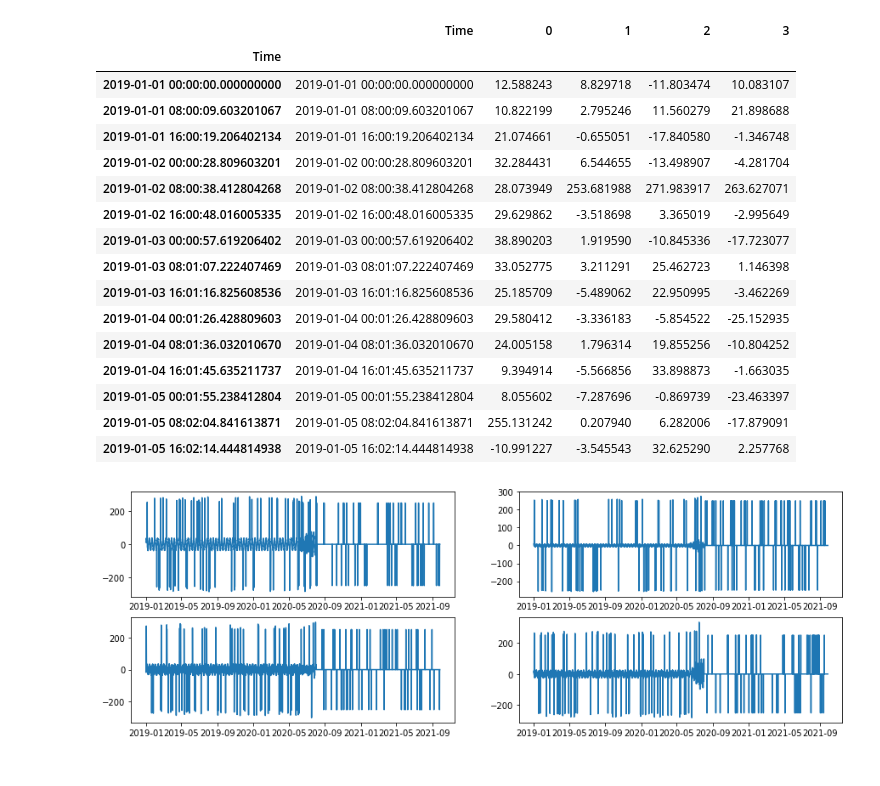
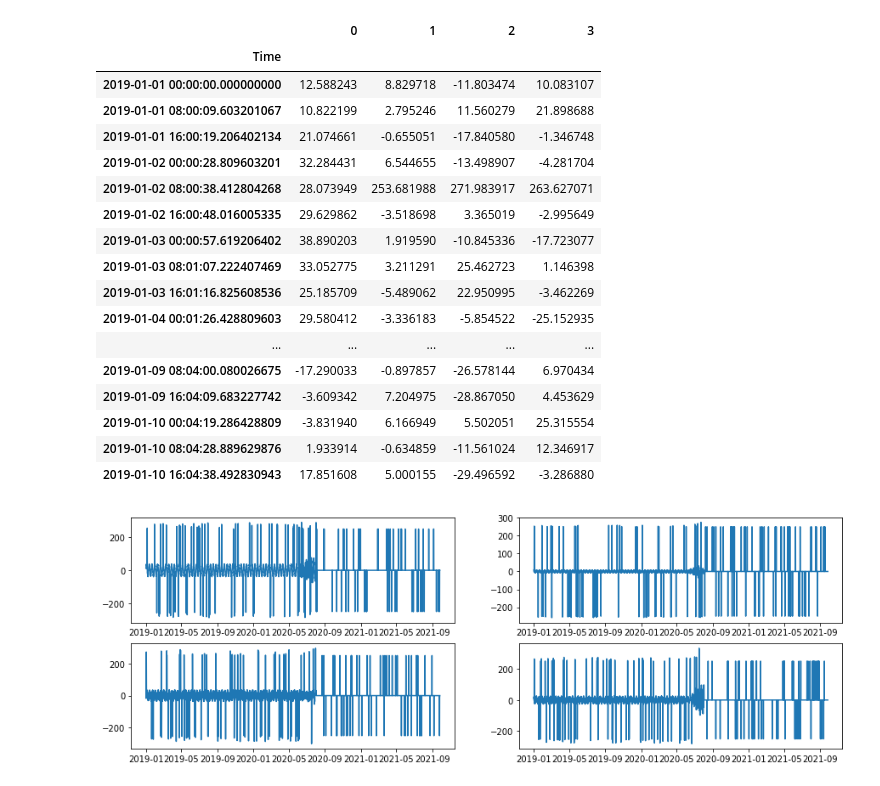
Before and after one commit to abhilampard/Time-Series-Fault-Prediction, a Jupyter notebook: Abhishek Patil - DS Challenge.ipynb, the cells around one changed output. Saved outputs shown, nothing was run; the diff lists cells and outputs as text; code cells hidden in the pictures.

```diff
--- a/Abhishek Patil - DS Challenge.ipynb
+++ b/Abhishek Patil - DS Challenge.ipynb
@@ -7,32 +7,34 @@ import pandas as pd
 import numpy as np
 import matplotlib.pyplot as plt
 %matplotlib inline
-
+from statsmodels.tsa.stattools import adfuller
+import statsmodels.api as sm
 
 data_1 = pd.read_csv('exampleco_data/machine_1.csv')
 data_1.columns = ['Time', '0', '1', '2', '3']
 data_1['Time'] = pd.to_datetime(data_1['Time'])
-data_1.index = data_1['Time']
+data_1.set_index('Time', inplace = True)
 # %%
-data_1.head(15)
+data_1.head(30)
 # %% [output]
-|  | Time | 0 | 1 | 2 | 3 |
-| Time |  |  |  |  |  |
-| 2019-01-01 00:00:00.000000000 | 2019-01-01 00:00:00.000000000 | 12.588243 | 8.829718 | -11.803474 | 10.083107 |
-| 2019-01-01 08:00:09.603201067 | 2019-01-01 08:00:09.603201067 | 10.822199 | 2.795246 | 11.560279 | 21.898688 |
-| 2019-01-01 16:00:19.206402134 | 2019-01-01 16:00:19.206402134 | 21.074661 | -0.655051 | -17.840580 | -1.346748 |
-| 2019-01-02 00:00:28.809603201 | 2019-01-02 00:00:28.809603201 | 32.284431 | 6.544655 | -13.498907 | -4.281704 |
-| 2019-01-02 08:00:38.412804268 | 2019-01-02 08:00:38.412804268 | 28.073949 | 253.681988 | 271.983917 | 263.627071 |
-| 2019-01-02 16:00:48.016005335 | 2019-01-02 16:00:48.016005335 | 29.629862 | -3.518698 | 3.365019 | -2.995649 |
-| 2019-01-03 00:00:57.619206402 | 2019-01-03 00:00:57.619206402 | 38.890203 | 1.919590 | -10.845336 | -17.723077 |
-| 2019-01-03 08:01:07.222407469 | 2019-01-03 08:01:07.222407469 | 33.052775 | 3.211291 | 25.462723 | 1.146398 |
-| 2019-01-03 16:01:16.825608536 | 2019-01-03 16:01:16.825608536 | 25.185709 | -5.489062 | 22.950995 | -3.462269 |
-| 2019-01-04 00:01:26.428809603 | 2019-01-04 00:01:26.428809603 | 29.580412 | -3.336183 | -5.854522 | -25.152935 |
-| 2019-01-04 08:01:36.032010670 | 2019-01-04 08:01:36.032010670 | 24.005158 | 1.796314 | 19.855256 | -10.804252 |
-| 2019-01-04 16:01:45.635211737 | 2019-01-04 16:01:45.635211737 | 9.394914 | -5.566856 | 33.898873 | -1.663035 |
-| 2019-01-05 00:01:55.238412804 | 2019-01-05 00:01:55.238412804 | 8.055602 | -7.287696 | -0.869739 | -23.463397 |
-| 2019-01-05 08:02:04.841613871 | 2019-01-05 08:02:04.841613871 | 255.131242 | 0.207940 | 6.282006 | -17.879091 |
-| 2019-01-05 16:02:14.444814938 | 2019-01-05 16:02:14.444814938 | -10.991227 | -3.545543 | 32.625290 | 2.257768 |
+|  | 0 | 1 | 2 | 3 |
+| Time |  |  |  |  |
+| 2019-01-01 00:00:00.000000000 | 12.588243 | 8.829718 | -11.803474 | 10.083107 |
+| 2019-01-01 08:00:09.603201067 | 10.822199 | 2.795246 | 11.560279 | 21.898688 |
+| 2019-01-01 16:00:19.206402134 | 21.074661 | -0.655051 | -17.840580 | -1.346748 |
+| 2019-01-02 00:00:28.809603201 | 32.284431 | 6.544655 | -13.498907 | -4.281704 |
+| 2019-01-02 08:00:38.412804268 | 28.073949 | 253.681988 | 271.983917 | 263.627071 |
+| 2019-01-02 16:00:48.016005335 | 29.629862 | -3.518698 | 3.365019 | -2.995649 |
+| 2019-01-03 00:00:57.619206402 | 38.890203 | 1.919590 | -10.845336 | -17.723077 |
+| 2019-01-03 08:01:07.222407469 | 33.052775 | 3.211291 | 25.462723 | 1.146398 |
+| 2019-01-03 16:01:16.825608536 | 25.185709 | -5.489062 | 22.950995 | -3.462269 |
+| 2019-01-04 00:01:26.428809603 | 29.580412 | -3.336183 | -5.854522 | -25.152935 |
+| ... | ... | ... | ... | ... |
+| 2019-01-09 08:04:00.080026675 | -17.290033 | -0.897857 | -26.578144 | 6.970434 |
+| 2019-01-09 16:04:09.683227742 | -3.609342 | 7.204975 | -28.867050 | 4.453629 |
+| 2019-01-10 00:04:19.286428809 | -3.831940 | 6.166949 | 5.502051 | 25.315554 |
+| 2019-01-10 08:04:28.889629876 | 1.933914 | -0.634859 | -11.561024 | 12.346917 |
+| 2019-01-10 16:04:38.492830943 | 17.851608 | 5.000155 | -29.496592 | -3.286880 |
 # %%
 # TO-DO: Create a function to plot all 4 time series plots together using subplots.
 def plot_time_series(df):
```
Also changed, not shown: parts of 4 cells of this notebook.
